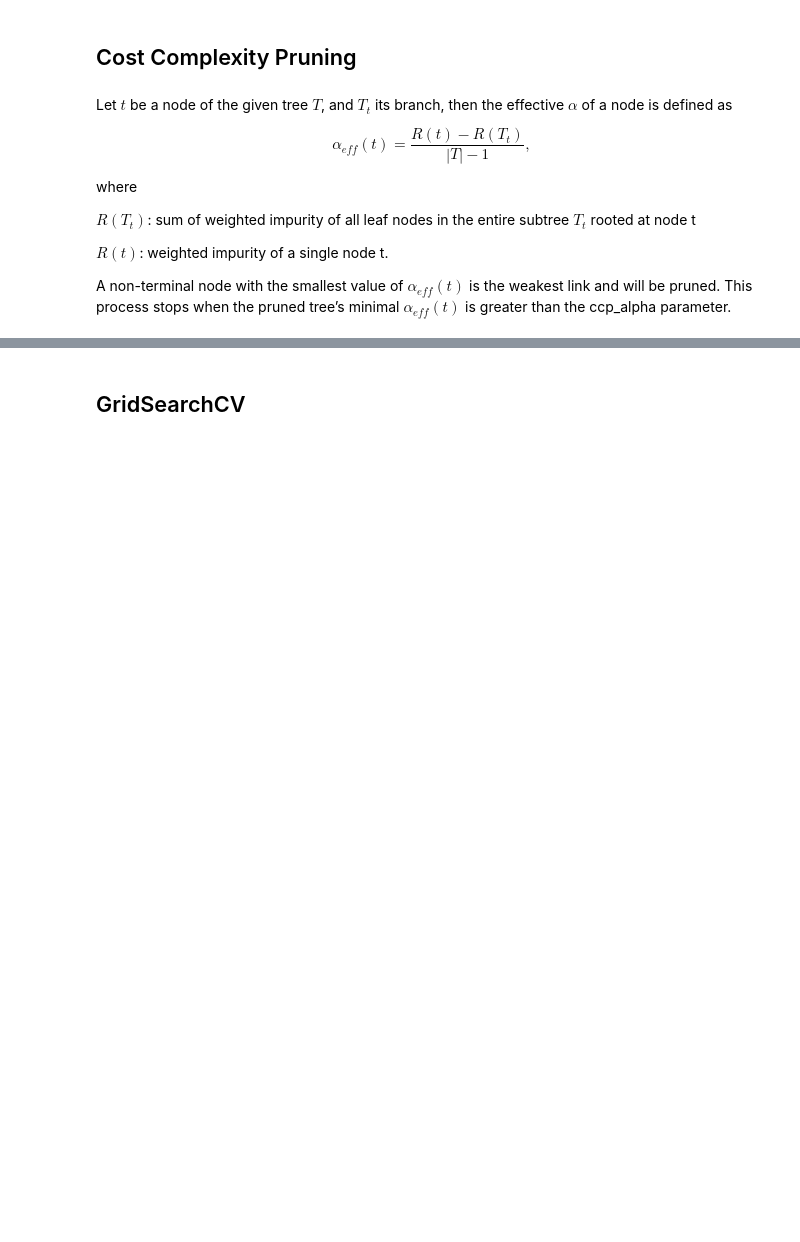
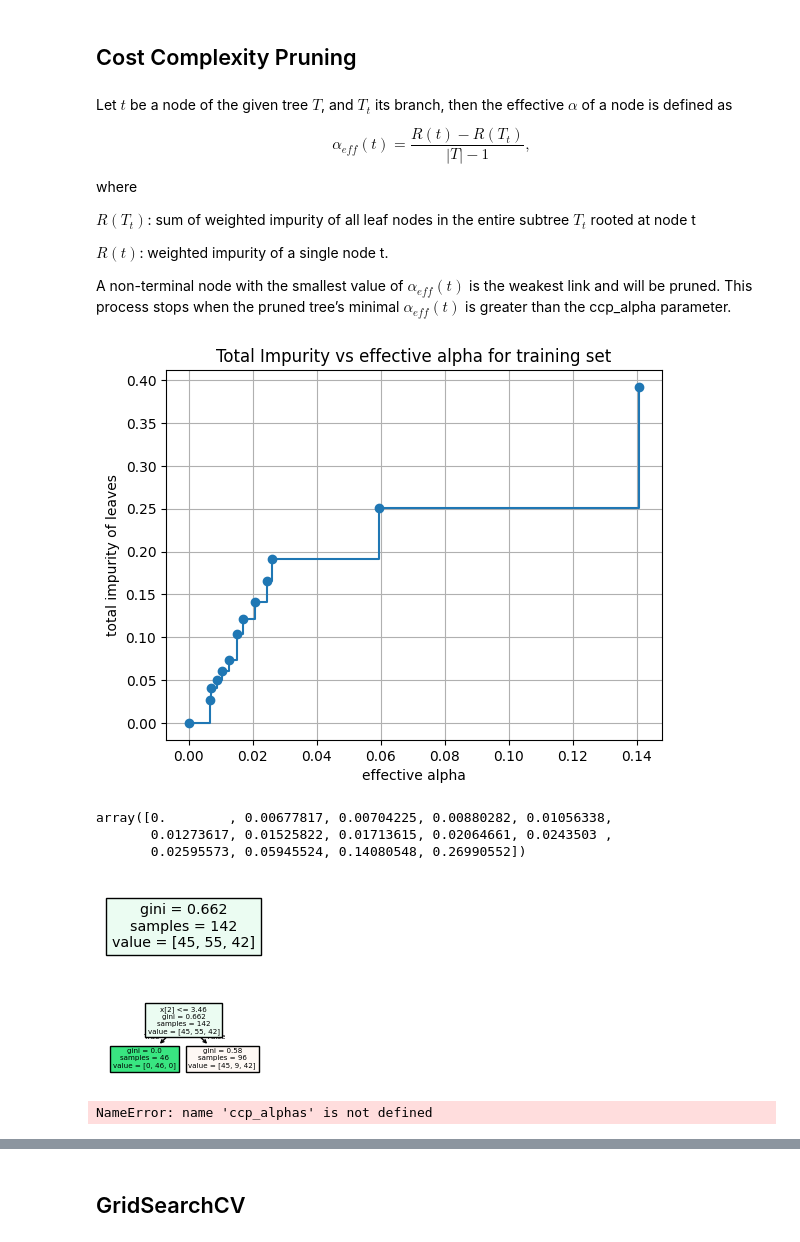
Before and after one commit to al102030/Methods-of-Machine-Learning, a Jupyter notebook: decision_tree_exercise.ipynb, the cells around one changed output, grey strips where cells are left out. Drawn from its saved outputs; the diff is of its cells as text; code cells hidden in the pictures; blank space fills up the shorter version.

```diff
--- a/decision_tree_exercise.ipynb
+++ b/decision_tree_exercise.ipynb
@@ -91,48 +120,62 @@ A non-terminal node with the smallest value of $\alpha_{eff}(t)$ is the weakest
 # %%
 ############################################ Task 3 ############################################
 # Use cost_complexity_pruning_path to display the resulting impurity in the pruned trees
 # ----------------------------------------- start here -----------------------------------------
 
 # Use cost_complexity_pruning_path to return the effective alphas and the corresponding total leaf impurities
-path = dtc.cost_complexity_pruning_path(..., ...)
-effective_alphas, impurities = ..., ...
+path = dtc.cost_complexity_pruning_path(X_train, y_train)
+effective_alphas, impurities = path.ccp_alphas, path.impurities
 
 # Plot the relationship of the effective alphas and the total leaf impurities
 fig, ax = plt.subplots()
-ax.plot(..., ..., marker="o", drawstyle="steps-post")
+ax.plot(effective_alphas[:-1], impurities[:-1], marker="o", drawstyle="steps-post")
 ax.set_xlabel("effective alpha")
 ax.set_ylabel("total impurity of leaves")
 ax.set_title("Total Impurity vs effective alpha for training set")
 ax.grid()
+# %% [output]
+[figure, added]
+# %%
+effective_alphas
+# %% [output]
+array([0.        , 0.00677817, 0.00704225, 0.00880282, 0.01056338,
+       0.01273617, 0.01525822, 0.01713615, 0.02064661, 0.0243503 ,
+       0.02595573, 0.05945524, 0.14080548, 0.26990552])
 # %%
 ############################################ Task 3 ############################################
 # Display the decision tree with the highest and second highest effective alpha value
 # ----------------------------------------- start here -----------------------------------------
 
 # Setup a DecisionTreeClassifier with the highest effective alpha value
-dtc = DecisionTreeClassifier(criterion='gini', ccp_alpha=...)
+dtc = DecisionTreeClassifier(criterion='gini', ccp_alpha=effective_alphas[-1])
 
 # Fit DecisionTreeClassifier with training data
-...
+dtc.fit(X_train, y_train)
 # Plot the DecisionTreeClassifier
 plt.figure(figsize=(2, 1))
-...
+plot_tree(dtc, filled=True)
 plt.show()
+# %% [output]
+[figure, added]
 # %%
 ############################################ Task 3 ############################################
 # Display the decision tree with the second highest effective alpha value
 # ----------------------------------------- start here -----------------------------------------
 
 # Setup a DecisionTreeClassifier with the second highest effective alpha value
-dtc = DecisionTreeClassifier(criterion='gini', ccp_alpha=...)
-
+dtc = DecisionTreeClassifier(criterion='gini', ccp_alpha=effective_alphas[-2])
 # Fit DecisionTreeClassifier with training data
-...
-
+dtc.fit(X_train, y_train)
 # Plot the DecisionTreeClassifier
 plt.figure(figsize=(2, 1))
-...
+plot_tree(dtc, filled=True)
 plt.show()
+# %% [output]
+[figure, added]
+# %%
+ccp_alphas
+# %% [output]
+NameError: name 'ccp_alphas' is not defined
 # %%
 ############################################ Task 3 ############################################
 # Study the empirical and test error/risk of the pruned tree for α ∈ {0, 0.002, 0.004, 0.006, ... , 0.998, 0.1}.
```
Also changed, not shown: parts of 17 cells of this notebook, 1 other file.
